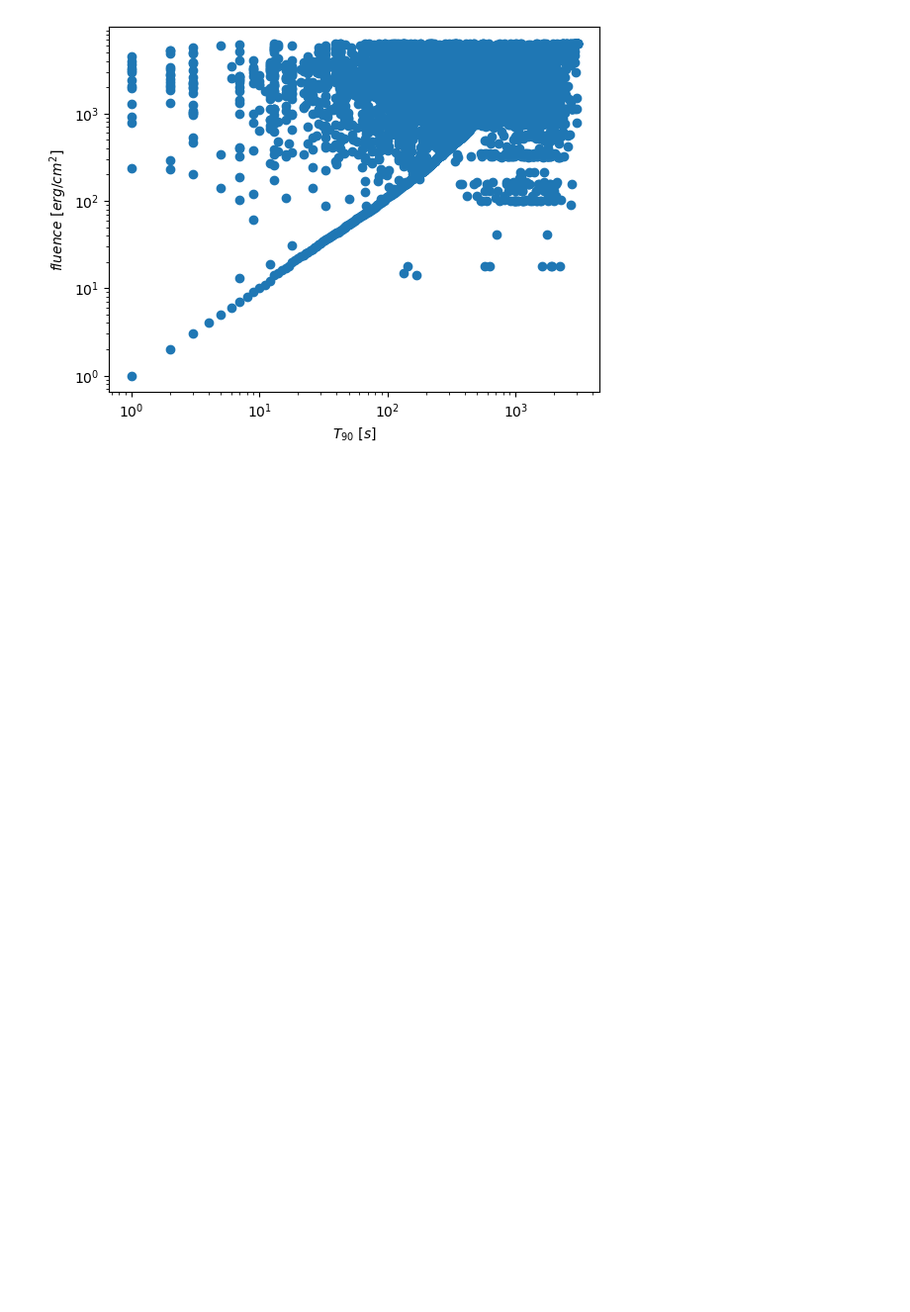
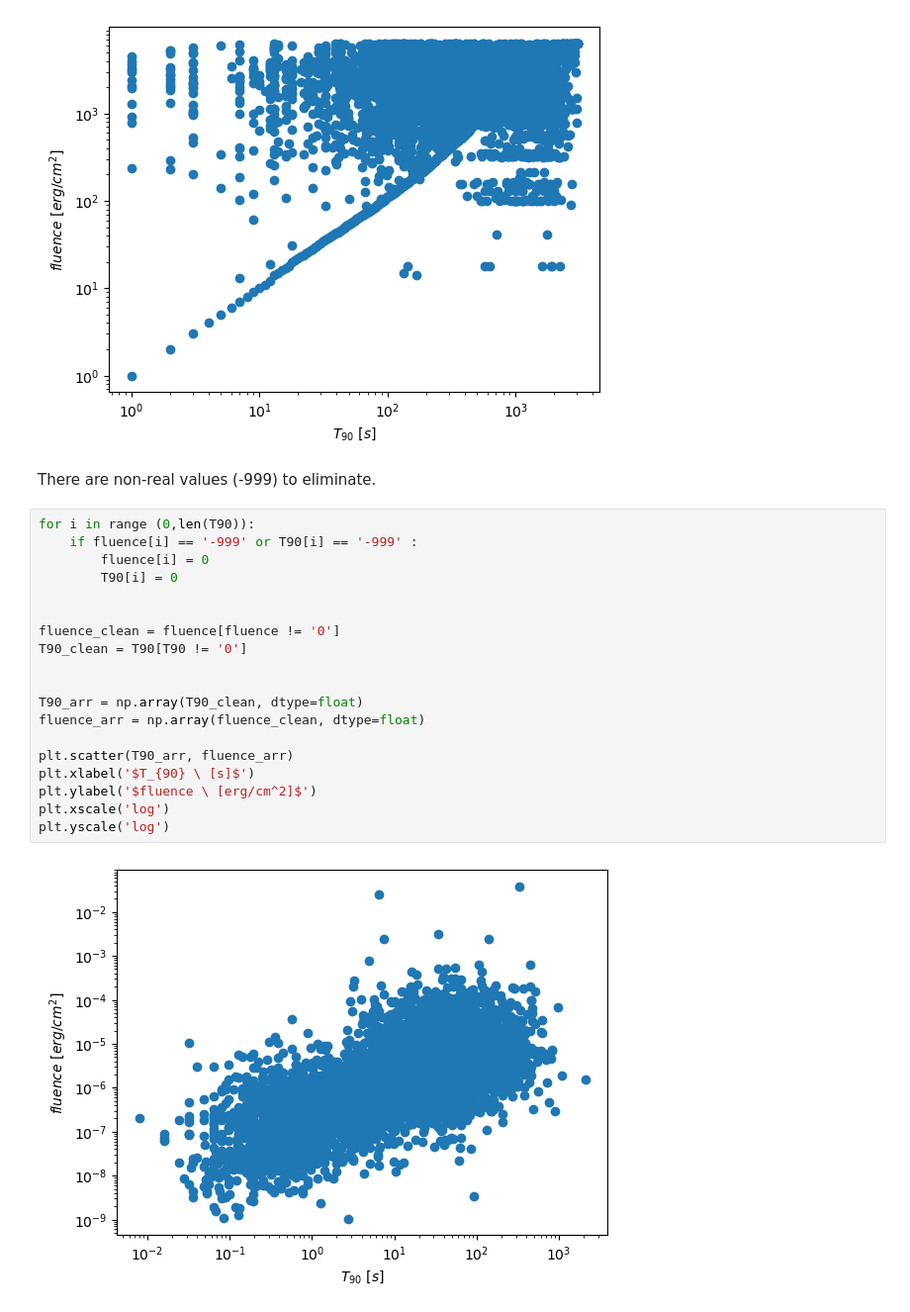
Before and after one commit to Ale5606/ilovegit, a Jupyter notebook: ML/280425/L14.ipynb, the cells around one changed output. Shown: that part at 99% size. Saved outputs shown, nothing was run; the diff lists cells and outputs as text; blank space fills up the shorter version.

```diff
--- a/ML/280425/L14.ipynb
+++ b/ML/280425/L14.ipynb
@@ -36,3 +34,26 @@ plt.xscale('log')
 plt.yscale('log')
 # %% [output]
 [figure]
+# %% [markdown]
+There are non-real values (-999) to eliminate.
+# %%
+for i in range (0,len(T90)):
+    if fluence[i] == '-999' or T90[i] == '-999' :
+        fluence[i] = 0
+        T90[i] = 0
+
+
+fluence_clean = fluence[fluence != '0']
+T90_clean = T90[T90 != '0']
+
+
+T90_arr = np.array(T90_clean, dtype=float)
+fluence_arr = np.array(fluence_clean, dtype=float)
+
+plt.scatter(T90_arr, fluence_arr)
+plt.xlabel('$T_{90} \ [s]$')
+plt.ylabel('$fluence \ [erg/cm^2]$')
+plt.xscale('log')
+plt.yscale('log')
+# %% [output]
+[figure, added]
```
Also changed, not shown: parts of 5 cells of this notebook.
